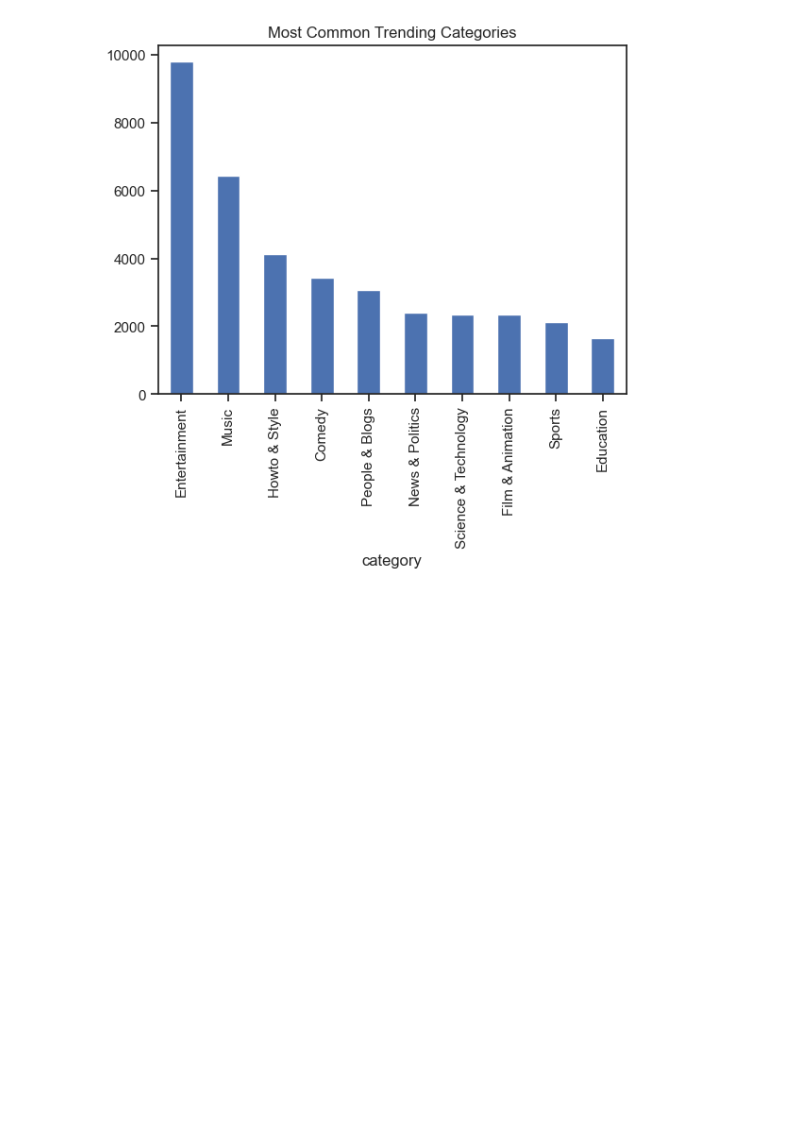
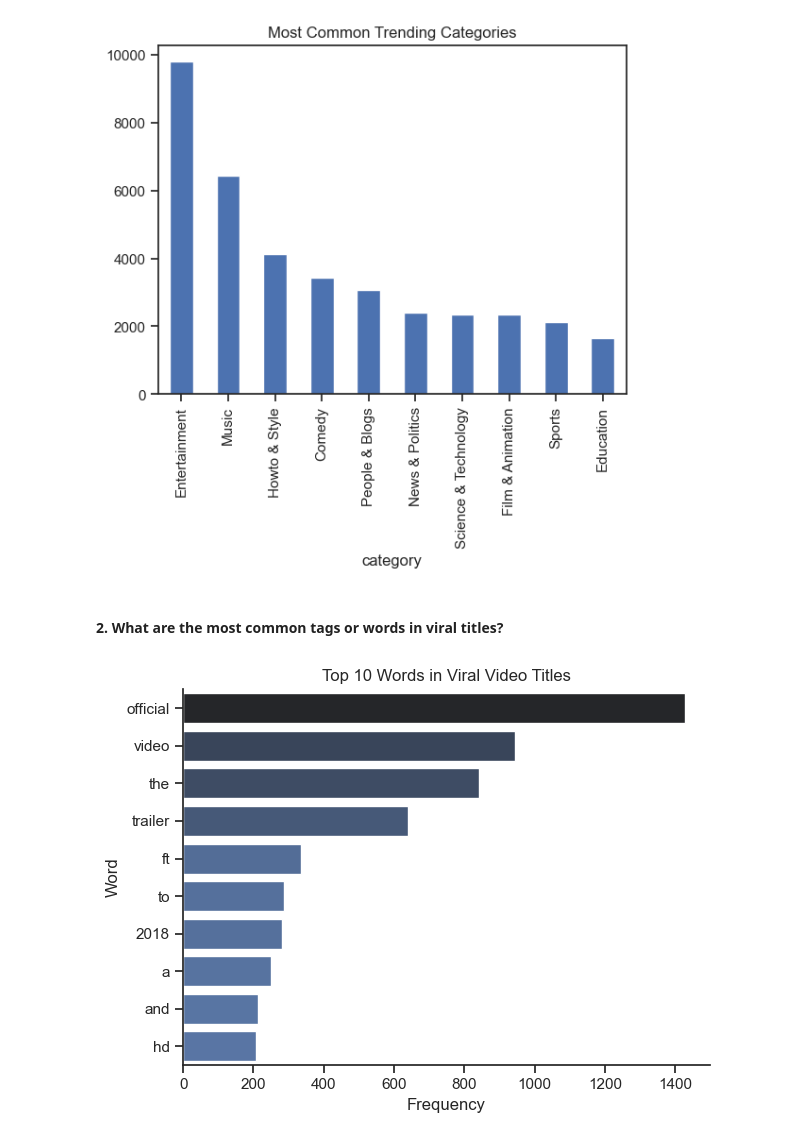
Before and after one commit to sajed-abir/youtube_trend_project, a Jupyter notebook: project_files/2_often_viral.ipynb, the cells around one changed output. Drawn from its saved outputs; the diff is of its cells as text; code cells hidden in the pictures; blank space fills up the shorter version.

```diff
--- a/project_files/2_often_viral.ipynb
+++ b/project_files/2_often_viral.ipynb
@@ -53,3 +56,36 @@ top_categories.plot(kind='bar', title='Most Common Trending Categories')
 # %% [output]
 <Axes: title={'center': 'Most Common Trending Categories'}, xlabel='category'>
 [figure]
+# %% [markdown]
+####  2. What are the most common tags or words in viral titles?
+# %%
+# Filter top 10% most viewed videos (you can adjust threshold)
+viral_videos = df[df['views'] > df['views'].quantile(0.90)]
+
+# Clean and tokenize titles
+def tokenize(text):
+    text = re.sub(r'[^\w\s]', '', text)  # Remove punctuation
+    return text.lower().split()
+
+all_words = []
+for title in viral_videos['title'].dropna():
+    all_words.extend(tokenize(title))
+
+# Count most frequent words
+word_counts = Counter(all_words)
+common_words = word_counts.most_common(10)
+
+# Convert to DataFrame
+word_df = pd.DataFrame(common_words, columns=['word', 'count'])
+sns.set_theme(style='ticks')
+
+plt.figure()
+sns.barplot(data=word_df, y='word', x='count', hue='count', palette='dark:b_r', legend=False)
+plt.title("Top 10 Words in Viral Video Titles")
+plt.xlabel("Frequency")
+plt.ylabel("Word")
+plt.tight_layout()
+sns.despine()
+plt.show()
+# %% [output]
+[figure, added]
```
Also changed, not shown: parts of 5 cells of this notebook.
